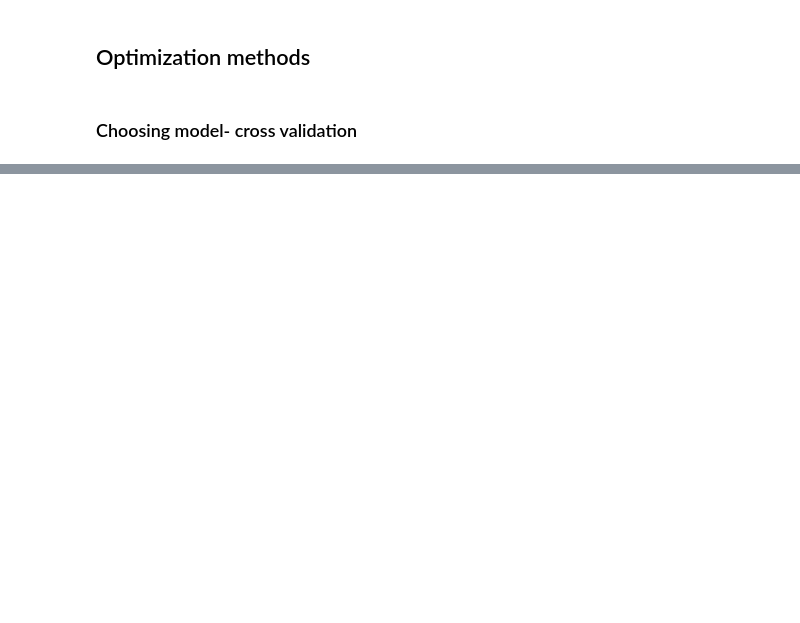
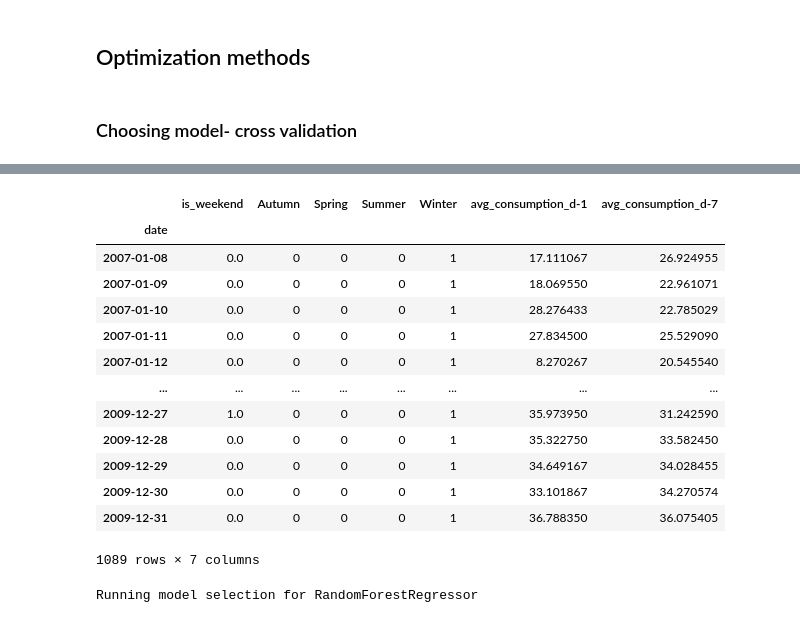
Before and after one commit to sabrinasartori/project-INF442, a Jupyter notebook: notebooks/06-consumption_prediction.ipynb, the cells around one changed output, grey strips where cells are left out. Cells and saved outputs as stored; diff of their text form; code cells hidden in the pictures; blank space fills up the shorter version.

```diff
--- a/notebooks/06-consumption_prediction.ipynb
+++ b/notebooks/06-consumption_prediction.ipynb
@@ -246,0 +351,26 @@ r2_score(y_val, y_pred)
+# %%
+X_train2
+# %% [output]
+|  | is_weekend | Autumn | Spring | Summer | Winter | avg_consumption_d-1 | avg_consumption_d-7 |
+| date |  |  |  |  |  |  |  |
+| 2007-01-08 | 0.0 | 0 | 0 | 0 | 1 | 17.111067 | 26.924955 |
+| 2007-01-09 | 0.0 | 0 | 0 | 0 | 1 | 18.069550 | 22.961071 |
+| 2007-01-10 | 0.0 | 0 | 0 | 0 | 1 | 28.276433 | 22.785029 |
+| 2007-01-11 | 0.0 | 0 | 0 | 0 | 1 | 27.834500 | 25.529090 |
+| 2007-01-12 | 0.0 | 0 | 0 | 0 | 1 | 8.270267 | 20.545540 |
+| ... | ... | ... | ... | ... | ... | ... | ... |
+| 2009-12-27 | 1.0 | 0 | 0 | 0 | 1 | 35.973950 | 31.242590 |
+| 2009-12-28 | 0.0 | 0 | 0 | 0 | 1 | 35.322750 | 33.582450 |
+| 2009-12-29 | 0.0 | 0 | 0 | 0 | 1 | 34.649167 | 34.028455 |
+| 2009-12-30 | 0.0 | 0 | 0 | 0 | 1 | 33.101867 | 34.270574 |
+| 2009-12-31 | 0.0 | 0 | 0 | 0 | 1 | 36.788350 | 36.075405 |
+1089 rows × 7 columns
+# %%
+results_experiment2 = train(
+    X_train2,
+    y_train2,
+    10
+
+)
+# %% [output]
+Running model selection for RandomForestRegressor
```
Also changed, not shown: parts of 47 cells of this notebook, 6 other files.
